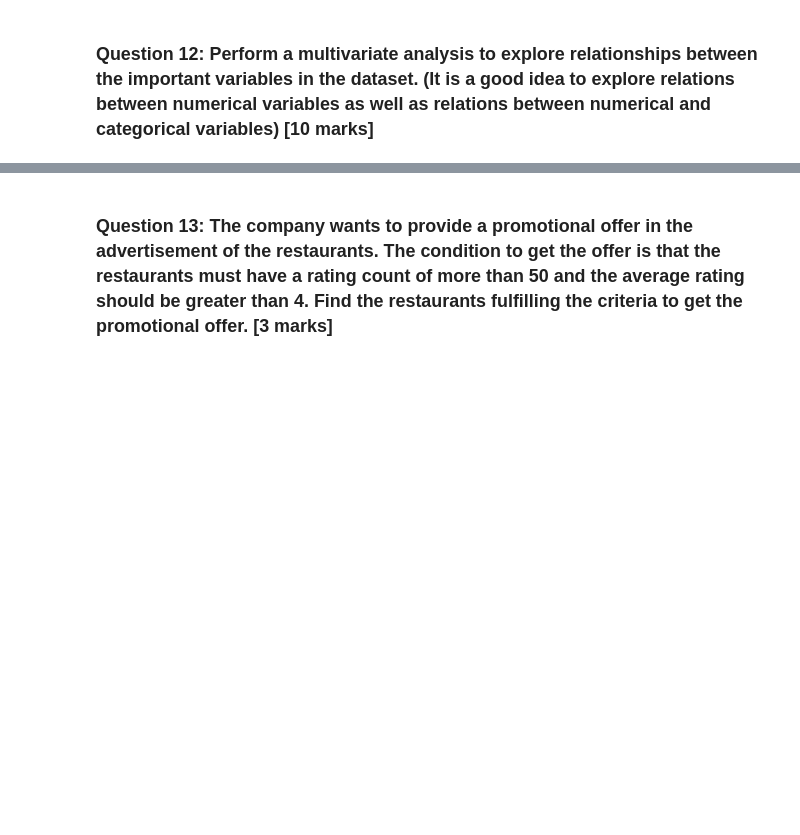
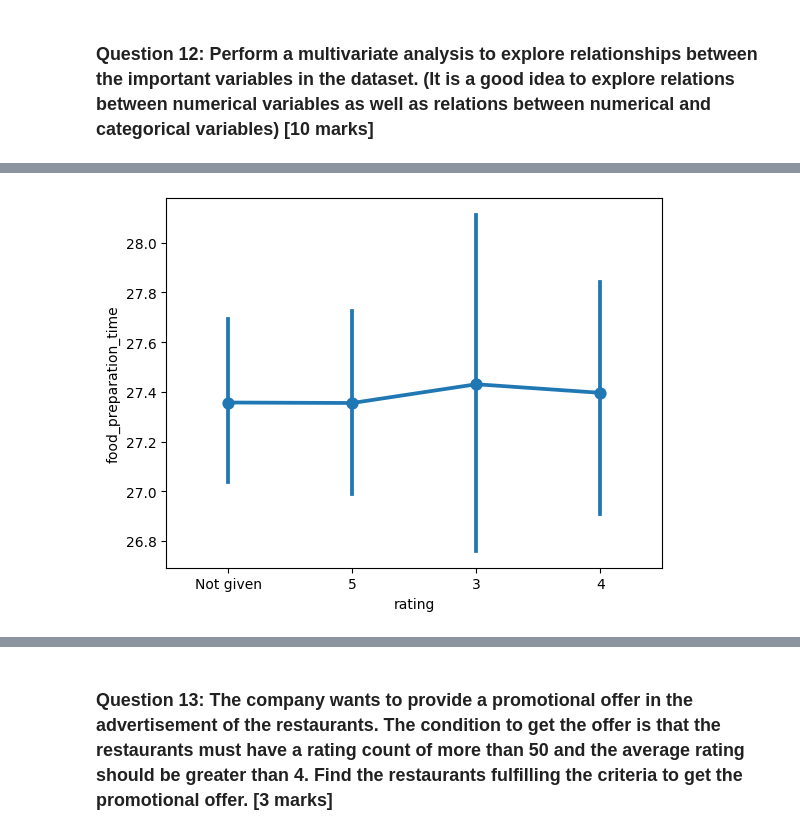
Before and after one commit to ankur0405/LearningPython, a Jupyter notebook: Learner_Notebook_Full_Code.ipynb, the cells around one changed output, grey strips where cells are left out. Cells and saved outputs as stored; diff of their text form; code cells hidden in the pictures; blank space fills up the shorter version.

```diff
--- a/Learner_Notebook_Full_Code.ipynb
+++ b/Learner_Notebook_Full_Code.ipynb
@@ -372,0 +383,6 @@ plt.show()
+# %%
+#find relation between rating and food preparation time
+sns.pointplot(data=df,x='rating',y='food_preparation_time')
+plt.show()
+# %% [output]
+[figure, added]
```
Also changed, not shown: parts of 9 cells of this notebook.
